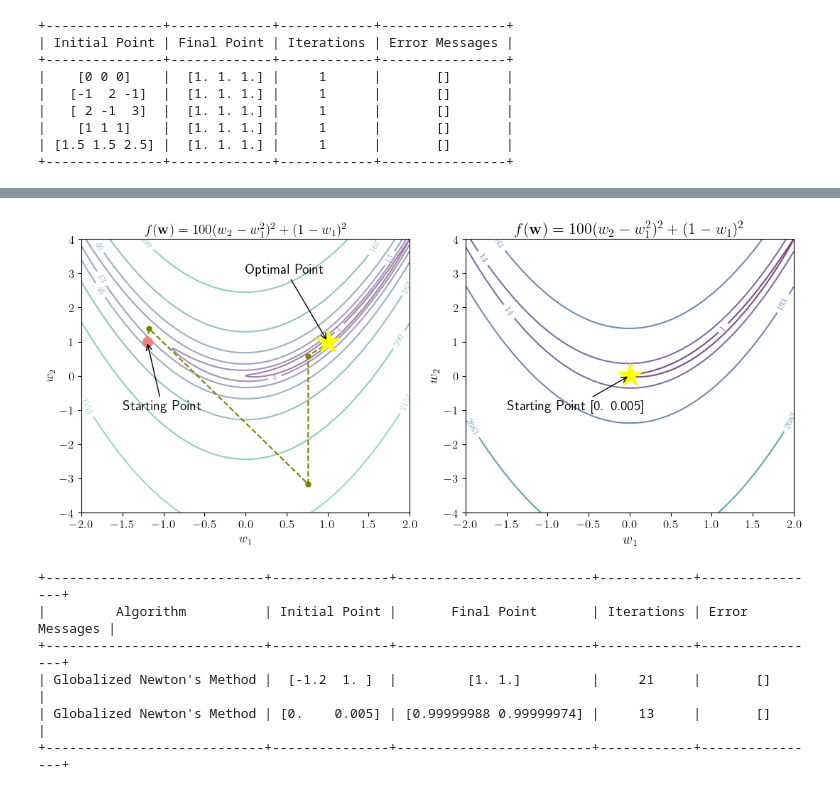
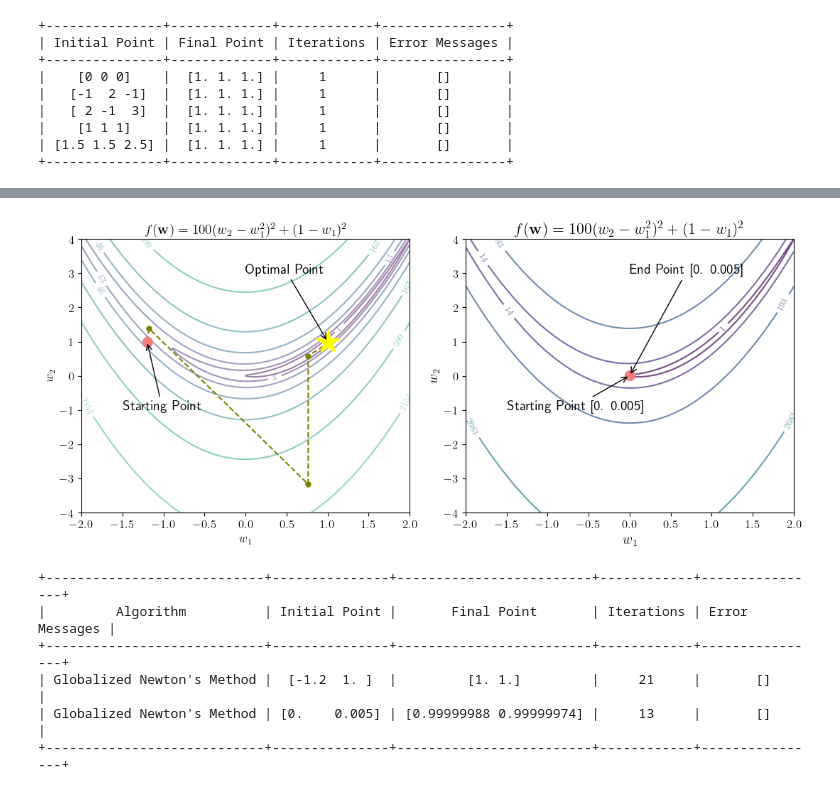
Before and after one commit to qlinhta/iasd-oml, a Jupyter notebook: omla.ipynb, the cells around one changed output, grey strips where cells are left out. Cells and saved outputs as stored; diff of their text form; code cells hidden in the pictures.

```diff
--- a/omla.ipynb
+++ b/omla.ipynb
@@ -79,15 +94,20 @@ print(table)
 # %%
-initial_points = [np.array([-1.2, 1]), np.array([0, 0.005])]
+initial_points = [np.array([-1.2, 1]), np.array([0, 0.005]), np.array([0, 1/200 + 1e-12])]
 newton_a = NewtonsMethodOptimizer(rosenbrock, grad_rosenbrock, hess_rosenbrock, initial_points[0], verbose=False)
 final_point_a, stats_a = newton_a.solve()
 newton_b = NewtonsMethodOptimizer(rosenbrock, grad_rosenbrock, hess_rosenbrock, initial_points[1], verbose=False)
 final_point_b, stats_b = newton_b.solve()
+newton_c = NewtonsMethodOptimizer(rosenbrock, grad_rosenbrock, hess_rosenbrock, initial_points[2], verbose=False)
+final_point_c, stats_c = newton_c.solve()
 
+print('RESULTS FOR ROSENBROCK FUNCTION')
 table = PrettyTable()
 table.field_names = ["Algorithm", "Initial Point", "Final Point", "Iterations", "Error Messages"]
 table.add_row(
     ["Newton's Method", initial_points[0], final_point_a, stats_a['iterations'], stats_a['error_messages']])
 table.add_row(
     ["Newton's Method", initial_points[1], final_point_b, stats_b['iterations'], stats_b['error_messages']])
+table.add_row(
+    ["Newton's Method", initial_points[2], final_point_c, stats_c['iterations'], stats_c['error_messages']])
 print(table)
 # %% [output]
@@ -113,35 +135,36 @@ cmap_choice = 'viridis'
 contour_line_opts = {'linewidths': 0.5, 'colors': 'black'}
 contour_label_opts = {'inline': True, 'fontsize': 9}
 
 contour1 = ax[0].contour(X, Y, Z, levels=levels_log_space, norm=LogNorm(), cmap=cmap_choice, alpha=0.5)
 ax[0].clabel(contour1, **contour_label_opts)
 ax[0].plot(*trajectory_a.T, 'o--', color='olive', markersize=5, label='Trajectory')
 ax[0].plot(*trajectory_a[0], 'o', color='lightcoral', markersize=10, label='Starting Point')
 ax[0].plot(*final_point_a, '*', color='yellow', markersize=25, label='Optimal Point')
 ax[0].annotate('Starting Point', xy=trajectory_a[0], xytext=(-1.5, -1),
                arrowprops=dict(facecolor='black', arrowstyle='->'))
 ax[0].annotate('Optimal Point', xy=final_point_a, xytext=(0, 3),
                arrowprops=dict(facecolor='black', arrowstyle='->'))
 ax[0].set_title(r"$f(\mathbf{w}) = 100(w_2 - w_1^2)^2 + (1 - w_1)^2$", fontsize=14)
 ax[0].set_xlabel('$w_1$', fontsize=12)
 ax[0].set_ylabel('$w_2$', fontsize=12)
 
 contour2 = ax[1].contour(X, Y, Z, levels=np.logspace(0, 8, 8), norm=LogNorm(), cmap=cmap_choice, alpha=0.7)
 ax[1].clabel(contour2, **contour_label_opts)
 ax[1].plot(*trajectory_b.T, 'o--', color='olive', markersize=5, label='Trajectory')
 ax[1].plot(*trajectory_b[0], 'o', color='lightcoral', markersize=10, label='Starting Point')
-ax[1].plot(*final_point_b, '*', color='yellow', markersize=25, label='Optimal Point')
 ax[1].annotate(f'Starting Point {initial_points[1]}', xy=trajectory_b[0], xytext=(-1.5, -1),
                arrowprops=dict(facecolor='black', arrowstyle='->'))
+ax[1].annotate(f'End Point {final_point_b}', xy=final_point_b, xytext=(0, 3),
+                arrowprops=dict(facecolor='red', arrowstyle='->'))
 ax[1].set_title(r"$f(\mathbf{w}) = 100(w_2 - w_1^2)^2 + (1 - w_1)^2$", fontsize=16)
 ax[1].set_xlabel('$w_1$', fontsize=14)
 ax[1].set_ylabel('$w_2$', fontsize=14)
 
 plt.tight_layout()
 plt.savefig('./figures/rosenbrock.pdf', bbox_inches='tight')
 plt.show()
 # %% [output]
-[figure, old version]
+[figure, new version]
 # %%
 glnewton_a = GlobalizedNewtonsOptimizer(rosenbrock, grad_rosenbrock, hess_rosenbrock, initial_points[0], verbose=False,
                                         c=0.0001, theta=0.5)
```
Also changed, not shown: parts of 13 cells of this notebook, 16 other files.
